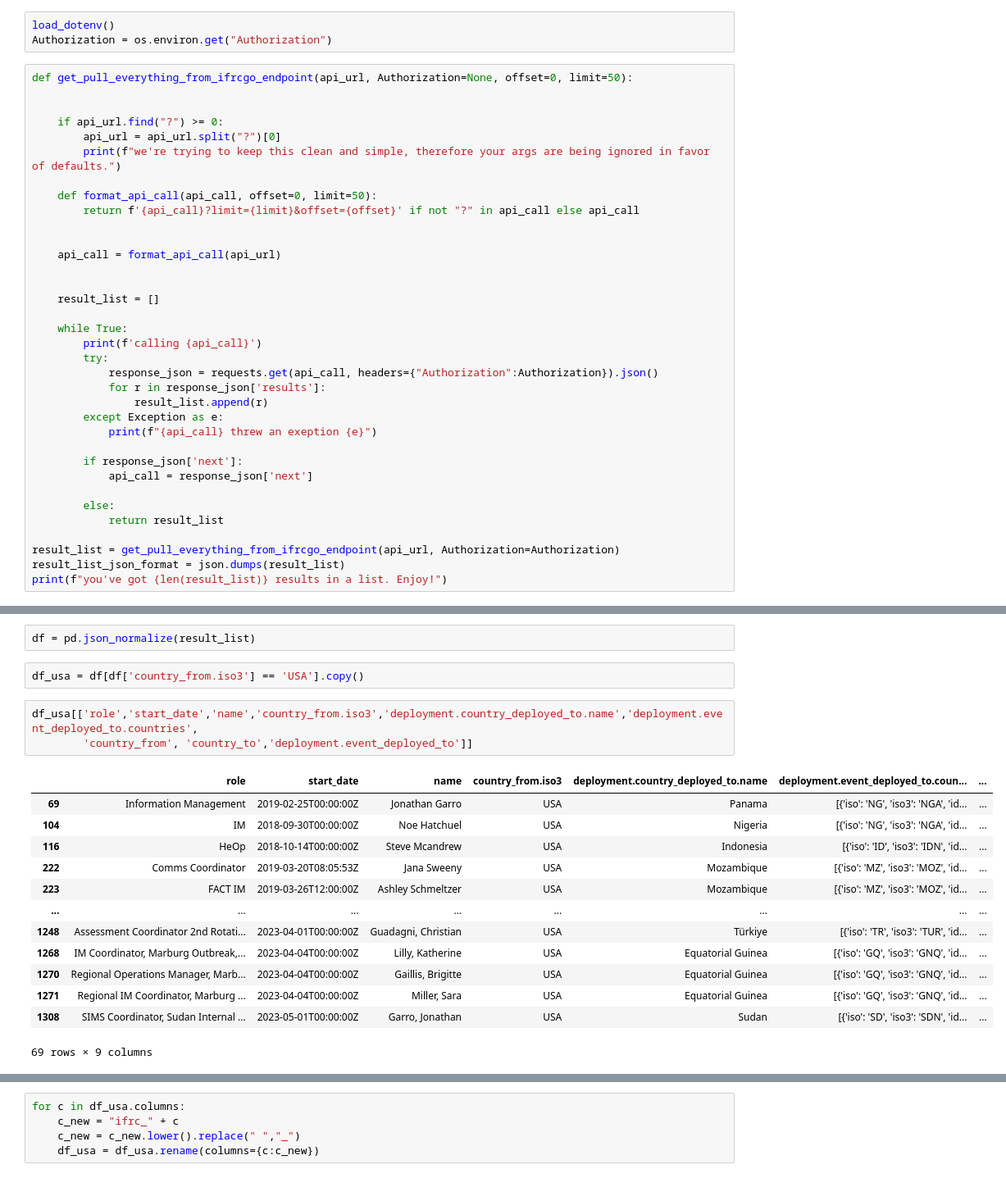
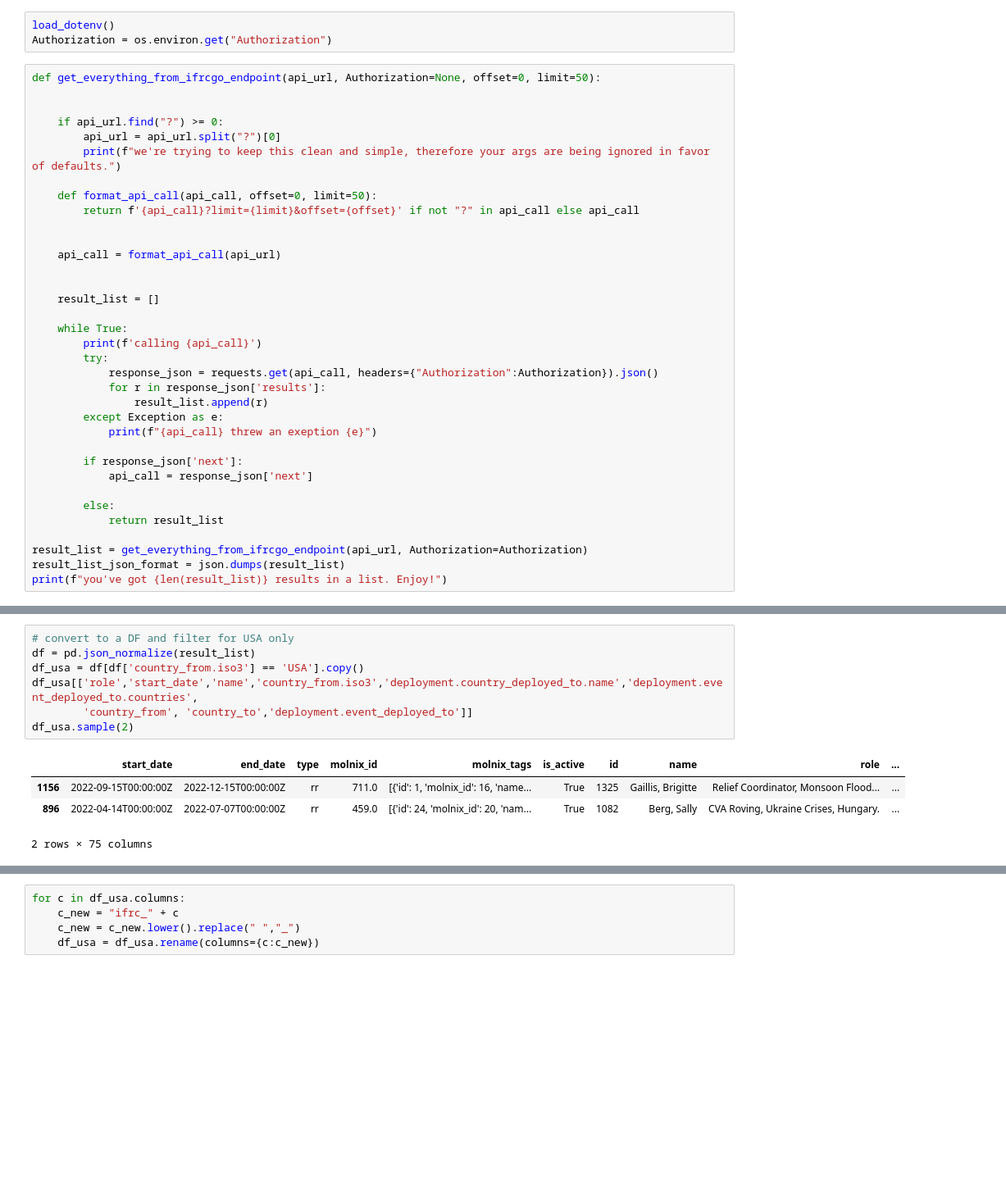
Before and after one commit to AmericanRedCross/text-inferences, a Jupyter notebook: src/ifrc_go/throwaway_compare_ifrc_to_local_dataset.ipynb, the cells around one changed output, grey strips where cells are left out. Shown at 82% size. Drawn from its saved outputs; the diff is of its cells as text; blank space fills up the shorter version.

```diff
--- a/src/ifrc_go/throwaway_compare_ifrc_to_local_dataset.ipynb
+++ b/src/ifrc_go/throwaway_compare_ifrc_to_local_dataset.ipynb
@@ -13,7 +13,7 @@ api_url = "https://goadmin.ifrc.org/api/v2/personnel/"
 load_dotenv()
 Authorization = os.environ.get("Authorization")
 # %%
-def get_pull_everything_from_ifrcgo_endpoint(api_url, Authorization=None, offset=0, limit=50):
+def get_everything_from_ifrcgo_endpoint(api_url, Authorization=None, offset=0, limit=50):
 
 
     if api_url.find("?") >= 0:
@@ -44,7 +44,7 @@ def get_pull_everything_from_ifrcgo_endpoint(api_url, Authorization=None, offset
         else:
             return result_list
 
-result_list = get_pull_everything_from_ifrcgo_endpoint(api_url, Authorization=Authorization)
+result_list = get_everything_from_ifrcgo_endpoint(api_url, Authorization=Authorization)
 result_list_json_format = json.dumps(result_list)
 print(f"you've got {len(result_list)} results in a list. Enjoy!")
 # %% [output]
@@ -65,26 +65,17 @@ calling https://goadmin.ifrc.org/api/v2/personnel/?limit=50&offset=1200
 calling https://goadmin.ifrc.org/api/v2/personnel/?limit=50&offset=1250
 calling https://goadmin.ifrc.org/api/v2/personnel/?limit=50&offset=1300
 you've got 1310 results in a list. Enjoy!
-# %%
-df = pd.json_normalize(result_list)
-# %%
-df_usa = df[df['country_from.iso3'] == 'USA'].copy()
 # %%
+# convert to a DF and filter for USA only
+df = pd.json_normalize(result_list)
+df_usa = df[df['country_from.iso3'] == 'USA'].copy()
 df_usa[['role','start_date','name','country_from.iso3','deployment.country_deployed_to.name','deployment.event_deployed_to.countries',
         'country_from', 'country_to','deployment.event_deployed_to']]
+df_usa.sample(2)
 # %% [output]
-|  | role | start_date | name | country_from.iso3 | deployment.country_deployed_to.name | deployment.event_deployed_to.coun... | ... |
-| 69 | Information Management | 2019-02-25T00:00:00Z | Jonathan Garro | USA | Panama | [{'iso': 'NG', 'iso3': 'NGA', 'id... | ... |
-| 104 | IM | 2018-09-30T00:00:00Z | Noe Hatchuel | USA | Nigeria | [{'iso': 'NG', 'iso3': 'NGA', 'id... | ... |
-| 116 | HeOp | 2018-10-14T00:00:00Z | Steve Mcandrew | USA | Indonesia | [{'iso': 'ID', 'iso3': 'IDN', 'id... | ... |
-| 222 | Comms Coordinator | 2019-03-20T08:05:53Z | Jana Sweeny | USA | Mozambique | [{'iso': 'MZ', 'iso3': 'MOZ', 'id... | ... |
-| 223 | FACT IM | 2019-03-26T12:00:00Z | Ashley Schmeltzer | USA | Mozambique | [{'iso': 'MZ', 'iso3': 'MOZ', 'id... | ... |
-| ... | ... | ... | ... | ... | ... | ... | ... |
-| 1248 | Assessment Coordinator 2nd Rotati... | 2023-04-01T00:00:00Z | Guadagni, Christian | USA | Türkiye | [{'iso': 'TR', 'iso3': 'TUR', 'id... | ... |
-| 1268 | IM Coordinator, Marburg Outbreak,... | 2023-04-04T00:00:00Z | Lilly, Katherine | USA | Equatorial Guinea | [{'iso': 'GQ', 'iso3': 'GNQ', 'id... | ... |
-| 1270 | Regional Operations Manager, Marb... | 2023-04-04T00:00:00Z | Gaillis, Brigitte | USA | Equatorial Guinea | [{'iso': 'GQ', 'iso3': 'GNQ', 'id... | ... |
-| 1271 | Regional IM Coordinator, Marburg ... | 2023-04-04T00:00:00Z | Miller, Sara | USA | Equatorial Guinea | [{'iso': 'GQ', 'iso3': 'GNQ', 'id... | ... |
-| 1308 | SIMS Coordinator, Sudan Internal ... | 2023-05-01T00:00:00Z | Garro, Jonathan | USA | Sudan | [{'iso': 'SD', 'iso3': 'SDN', 'id... | ... |
+|  | start_date | end_date | type | molnix_id | molnix_tags | is_active | id | name | role | ... |
+| 1156 | 2022-09-15T00:00:00Z | 2022-12-15T00:00:00Z | rr | 711.0 | [{'id': 1, 'molnix_id': 16, 'name... | True | 1325 | Gaillis, Brigitte | Relief Coordinator, Monsoon Flood... | ... |
+| 896 | 2022-04-14T00:00:00Z | 2022-07-07T00:00:00Z | rr | 459.0 | [{'id': 24, 'molnix_id': 20, 'nam... | True | 1082 | Berg, Sally | CVA Roving, Ukraine Crises, Hungary. | ... |
-69 rows × 9 columns
+2 rows × 75 columns
 # %%
 def person_name_normalizer(name, fname_char_trunc=0):
```
Also changed, not shown: parts of 15 cells of this notebook, 1 other file.
